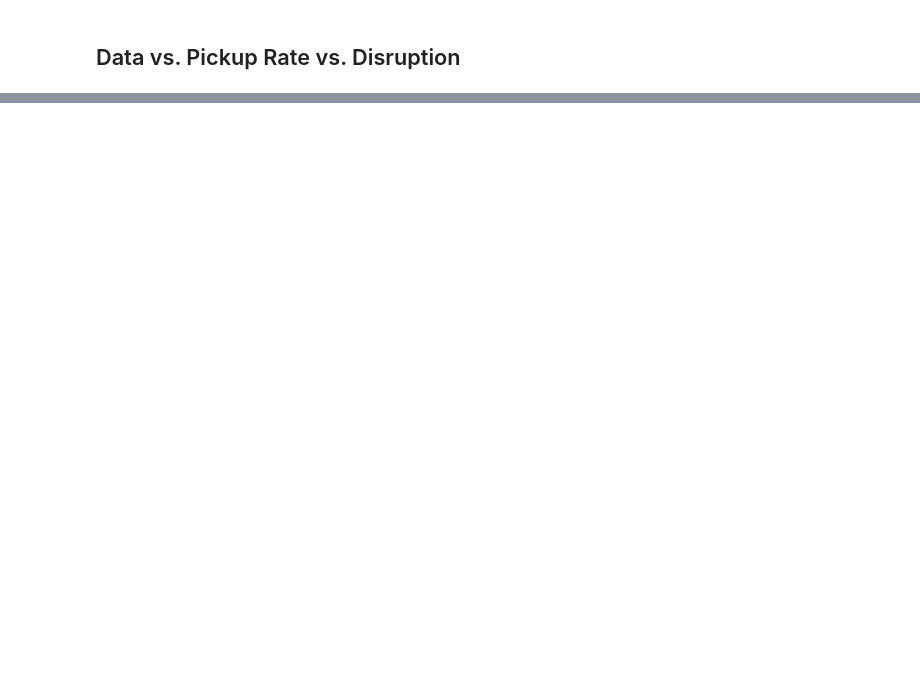
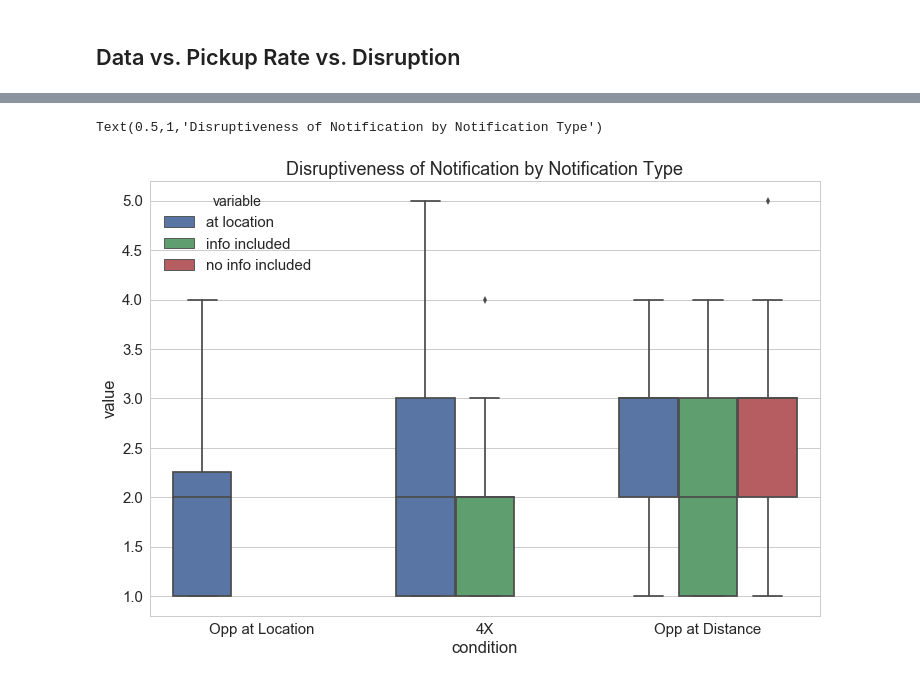
Before and after one commit to NUDelta/les-study-analysis, a Jupyter notebook: w2018/4X-study-dashboard.ipynb, the cells around one changed output, grey strips where cells are left out. Drawn from its saved outputs; the diff is of its cells as text; code cells hidden in the pictures; blank space fills up the shorter version.

```diff
--- a/w2018/4X-study-dashboard.ipynb
+++ b/w2018/4X-study-dashboard.ipynb
@@ -1487,0 +1494,16 @@ for p in ax.patches:
+# %%
+info_noinfo_plot_melted_dfs = [
+    pd.DataFrame({'condition': 'Opp at Location', 'at location': post_study_opp_loc['explore_disruption']}).melt(id_vars=['condition']),
+    pd.DataFrame({'condition': '4X', 'at location': post_study_4x['explore_disruption'], 'info included': post_study_4x['expand_info_disruption']}).melt(id_vars=['condition']),
+    pd.DataFrame({'condition': 'Opp at Distance', 'at location': post_study_opp_dist['explore_disruption'], 'no info included': post_study_opp_dist['expand_noinfo_disruption'], 'info included': post_study_opp_dist['expand_info_disruption']}).melt(id_vars=['condition'])
+]
+info_disruption_plot_data = pd.concat(info_noinfo_plot_melted_dfs)
+info_disruption_plot_data = info_disruption_plot_data[info_disruption_plot_data['value'] > 0] # dont include any responses that werent filled or were NA
+# %%
+fig = plt.subplots(figsize=(12, 8))
+ax = sns.boxplot(x='condition', y='value', hue='variable', data=info_disruption_plot_data,
+                 hue_order=['at location', 'info included', 'no info included'])
+ax.set_title('Disruptiveness of Notification by Notification Type')
+# %% [output]
+Text(0.5,1,'Disruptiveness of Notification by Notification Type')
+[figure, added]
```
Also changed, not shown: parts of 5 cells of this notebook.
